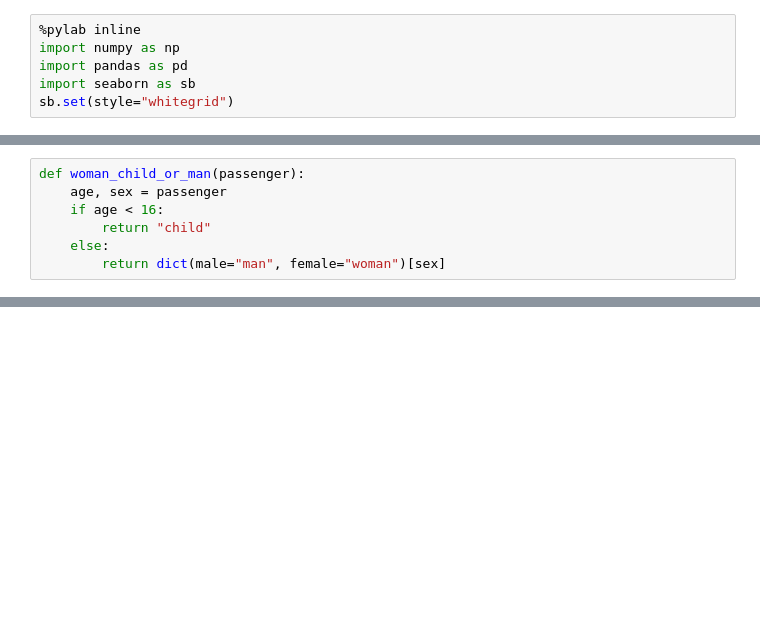
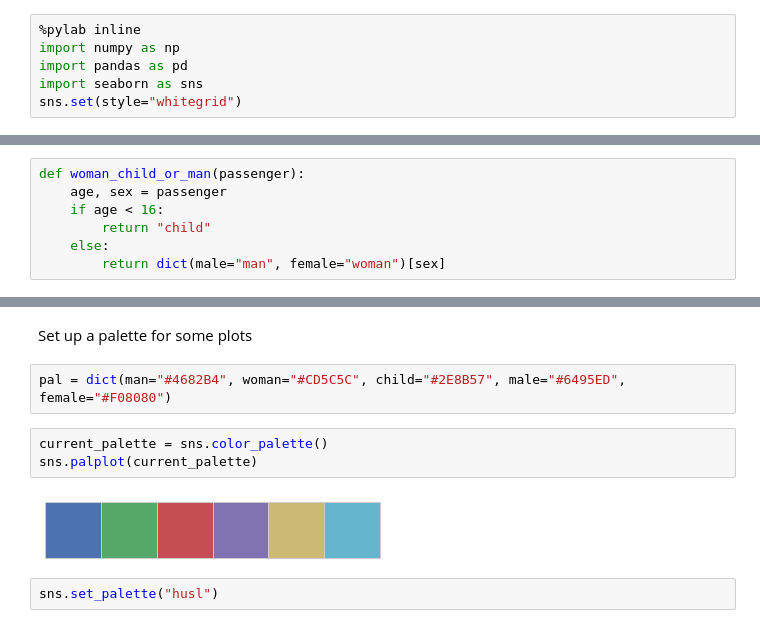
Before and after one commit to borjaeg/nlp_tests, a Jupyter notebook: Exploring dataset.ipynb, the cells around one changed output, grey strips where cells are left out. Cells and saved outputs as stored; diff of their text form; blank space fills up the shorter version.

```diff
--- a/Exploring dataset.ipynb
+++ b/Exploring dataset.ipynb
@@ -2,8 +2,8 @@
 %pylab inline
 import numpy as np
 import pandas as pd
-import seaborn as sb
-sb.set(style="whitegrid")
+import seaborn as sns
+sns.set(style="whitegrid")
 # %% [output]
 Populating the interactive namespace from numpy and matplotlib
 # %%
@@ -52,0 +64,11 @@ titanic["alive"] = titanic.survived.map({"0"})
+# %% [markdown]
+Set up a palette for some plots
+# %%
+pal = dict(man="#4682B4", woman="#CD5C5C", child="#2E8B57", male="#6495ED", female="#F08080")
+# %%
+current_palette = sns.color_palette()
+sns.palplot(current_palette)
+# %% [output]
+[figure, added]
+# %%
+sns.set_palette("husl")
```
Also changed, not shown: parts of 40 cells of this notebook.
